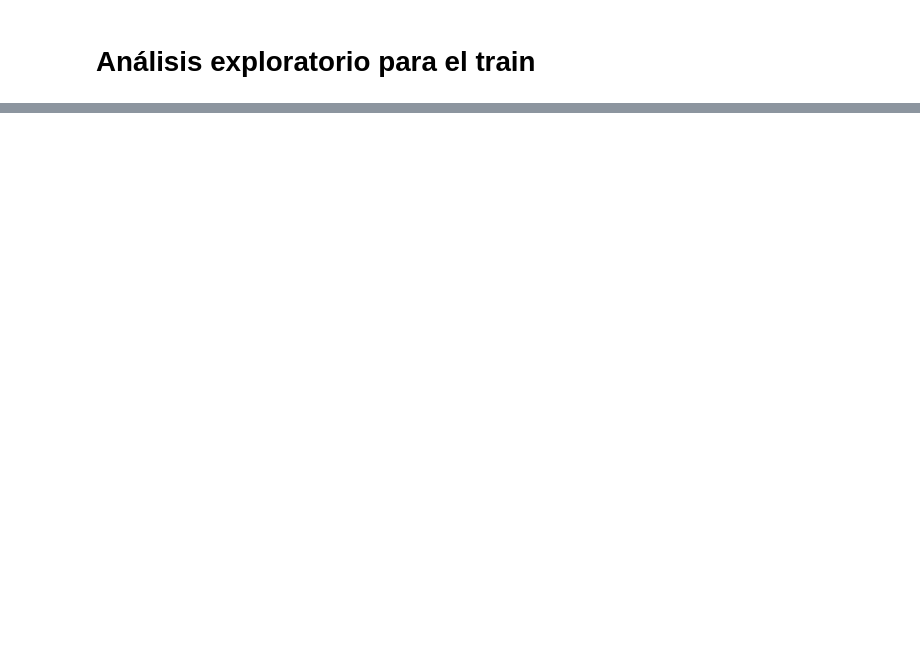
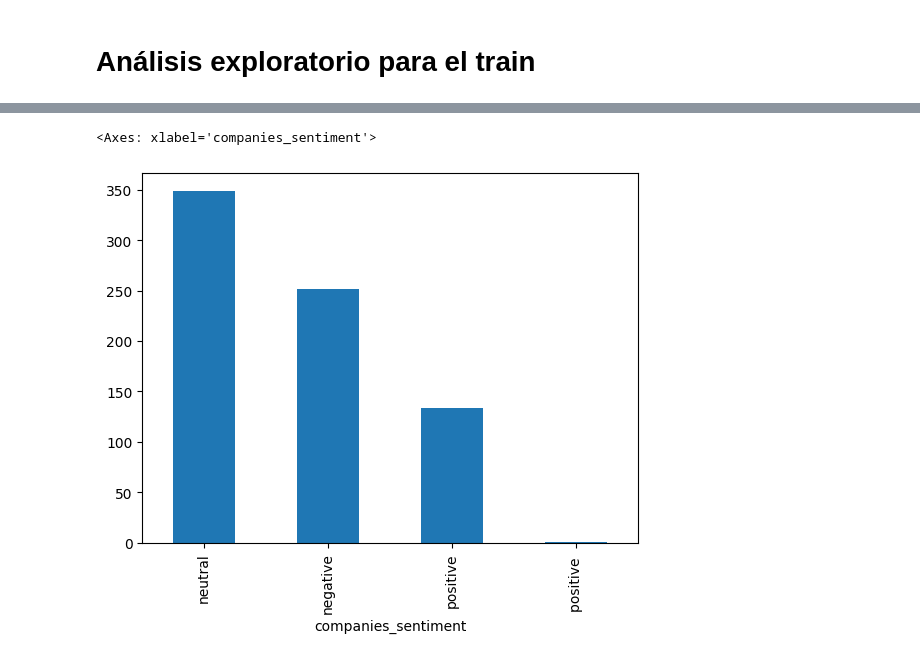
Before and after one commit to Frorozcoloa/FinancIA, a Jupyter notebook: Notebooks/0-1 EDA.ipynb, the cells around one changed output, grey strips where cells are left out. Drawn from its saved outputs; the diff is of its cells as text; code cells hidden in the pictures; blank space fills up the shorter version.

```diff
--- a/Notebooks/0-1 EDA.ipynb
+++ b/Notebooks/0-1 EDA.ipynb
@@ -40,0 +62,5 @@ df_test = pd.read_csv(path/"test.csv")
+# %%
+df_train.companies_sentiment.value_counts().plot(kind="bar")
+# %% [output]
+<Axes: xlabel='companies_sentiment'>
+[figure, added]
```
Also changed, not shown: parts of 18 cells of this notebook, 2 other files.
